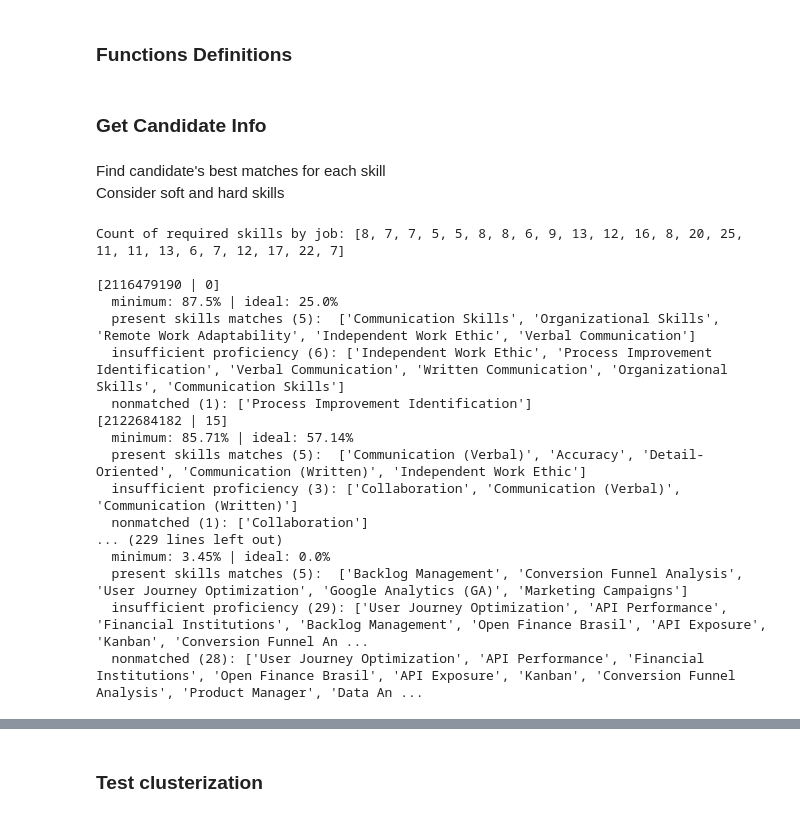
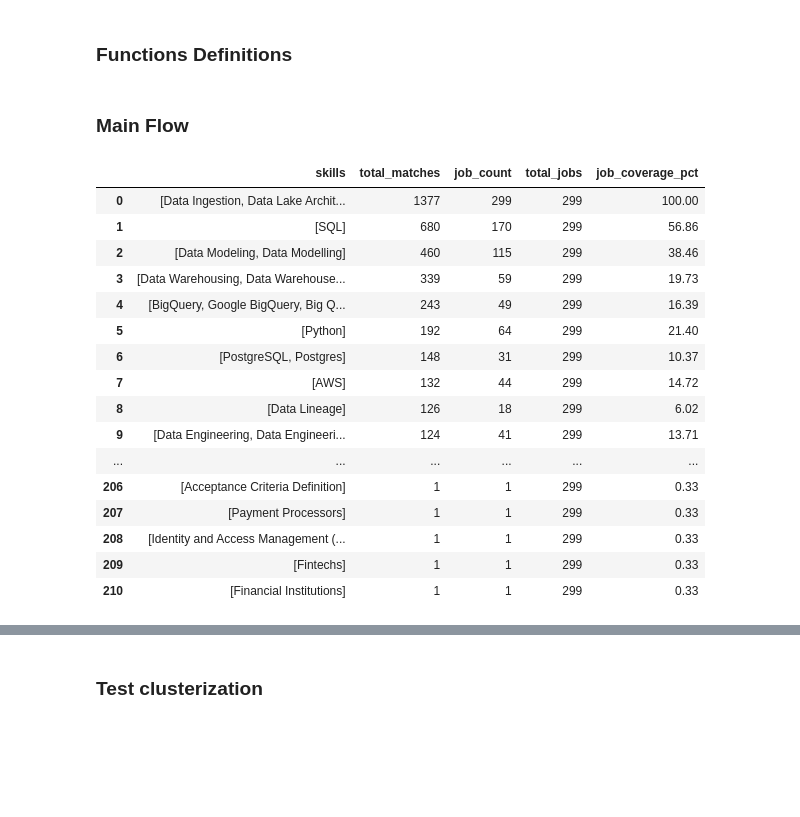
Before and after one commit to cgodevs/market-technical-fit-analysis-tool, a Jupyter notebook: backend/match_resume.ipynb, the cells around one changed output, grey strips where cells are left out. Cells and saved outputs as stored; diff of their text form; code cells hidden in the pictures; blank space fills up the shorter version.

Commit message:
feat: :sparkles: Display most popular matches by job coverage percentage!

```diff
--- a/backend/match_resume.ipynb
+++ b/backend/match_resume.ipynb
@@ -240,7 +284,7 @@ class MarketSkillsMatrix:
 # %% [markdown]
-### Get Candidate Info
+### Main Flow
 # %%
-RESUME_ID = "38e1e96d-f850-46f0-81f6-97d8ac11cf8a"  # REMOVE
+RESUME_ID = "ed8a492e-d72b-488d-924a-e198c027aa79"  # REMOVE, must be a parameter
 resume_df = get_resume(RESUME_ID)
 candidate_industries = resume_df["industries"][0]
 
@@ -251,7 +295,13 @@ jobs_df = filter_job_postings(candidate_industries)
 
 soft_market = MarketSkillsMatrix("soft", jobs_df.copy())
 hard_market = MarketSkillsMatrix("hard", jobs_df.copy())
+
+analyze_market(soft_market, candidate_soft_skills_df, "soft")
+analyze_market(hard_market, candidate_hard_skills_df, "hard")
+
+market_soft_skills_analysis = get_market_analysis_results(soft_market)
+market_hard_skills_analysis = get_market_analysis_results(hard_market)
+
+soft_market_analysis_df = market_analysis_display(soft_market, market_soft_skills_analysis)
+hard_market_analysis_df = market_analysis_display(hard_market, market_hard_skills_analysis)
-# %% [markdown]
-Find candidate's best matches for each skill
-Consider soft and hard skills
 # %%
@@ -320,27 +353,21 @@ def print_popular_similarity_matches(analysis: list[dict]) -> None:
 # %%
-analyze_market(soft_market, candidate_soft_skills_df, "soft")
-market_soft_skills_analysis = get_market_analysis_results(soft_market)
-analyze_market(hard_market, candidate_hard_skills_df, "hard")
-market_hard_skills_analysis = get_market_analysis_results(hard_market)
+# popular_matches_display(soft_market, market_soft_skills_analysis)
+popular_matches_display(hard_market, market_hard_skills_analysis)
+# %% [output]
+|  | skills | total_matches | job_count | total_jobs | job_coverage_pct |
+| 0 | [Data Ingestion, Data Lake Archit... | 1377 | 299 | 299 | 100.00 |
+| 1 | [SQL] | 680 | 170 | 299 | 56.86 |
+| 2 | [Data Modeling, Data Modelling] | 460 | 115 | 299 | 38.46 |
+| 3 | [Data Warehousing, Data Warehouse... | 339 | 59 | 299 | 19.73 |
+| 4 | [BigQuery, Google BigQuery, Big Q... | 243 | 49 | 299 | 16.39 |
+| 5 | [Python] | 192 | 64 | 299 | 21.40 |
+| 6 | [PostgreSQL, Postgres] | 148 | 31 | 299 | 10.37 |
+| 7 | [AWS] | 132 | 44 | 299 | 14.72 |
+| 8 | [Data Lineage] | 126 | 18 | 299 | 6.02 |
+| 9 | [Data Engineering, Data Engineeri... | 124 | 41 | 299 | 13.71 |
+| ... | ... | ... | ... | ... | ... |
+| 206 | [Acceptance Criteria Definition] | 1 | 1 | 299 | 0.33 |
+| 207 | [Payment Processors] | 1 | 1 | 299 | 0.33 |
+| 208 | [Identity and Access Management (... | 1 | 1 | 299 | 0.33 |
+| 209 | [Fintechs] | 1 | 1 | 299 | 0.33 |
+| 210 | [Financial Institutions] | 1 | 1 | 299 | 0.33 |
-# %%
-print_analysis(soft_market, market_soft_skills_analysis)
-print('=========================================================')
-print_analysis(hard_market, market_hard_skills_analysis)
-# %% [output]
-Count of required skills by job: [8, 7, 7, 5, 5, 8, 8, 6, 9, 13, 12, 16, 8, 20, 25, 11, 11, 13, 6, 7, 12, 17, 22, 7]
-
-[2116479190 | 0]
-  minimum: 87.5% | ideal: 25.0%
-  present skills matches (5):  ['Communication Skills', 'Organizational Skills', 'Remote Work Adaptability', 'Independent Work Ethic', 'Verbal Communication']
-  insufficient proficiency (6): ['Independent Work Ethic', 'Process Improvement Identification', 'Verbal Communication', 'Written Communication', 'Organizational Skills', 'Communication Skills']
-  nonmatched (1): ['Process Improvement Identification']
-[2122684182 | 15]
-  minimum: 85.71% | ideal: 57.14%
-  present skills matches (5):  ['Communication (Verbal)', 'Accuracy', 'Detail-Oriented', 'Communication (Written)', 'Independent Work Ethic']
-  insufficient proficiency (3): ['Collaboration', 'Communication (Verbal)', 'Communication (Written)']
-  nonmatched (1): ['Collaboration']
-... (229 lines left out)
-  minimum: 3.45% | ideal: 0.0%
-  present skills matches (5):  ['Backlog Management', 'Conversion Funnel Analysis', 'User Journey Optimization', 'Google Analytics (GA)', 'Marketing Campaigns']
-  insufficient proficiency (29): ['User Journey Optimization', 'API Performance', 'Financial Institutions', 'Backlog Management', 'Open Finance Brasil', 'API Exposure', 'Kanban', 'Conversion Funnel An ...
-  nonmatched (28): ['User Journey Optimization', 'API Performance', 'Financial Institutions', 'Open Finance Brasil', 'API Exposure', 'Kanban', 'Conversion Funnel Analysis', 'Product Manager', 'Data An ...
```
Also changed, not shown: parts of 5 cells of this notebook.
